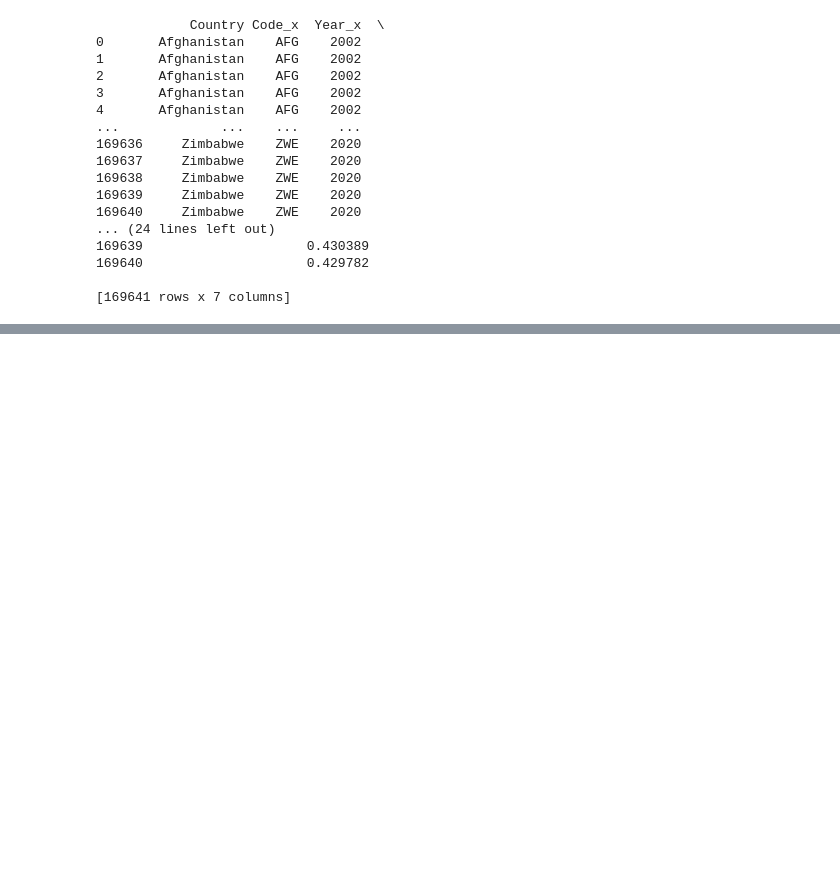
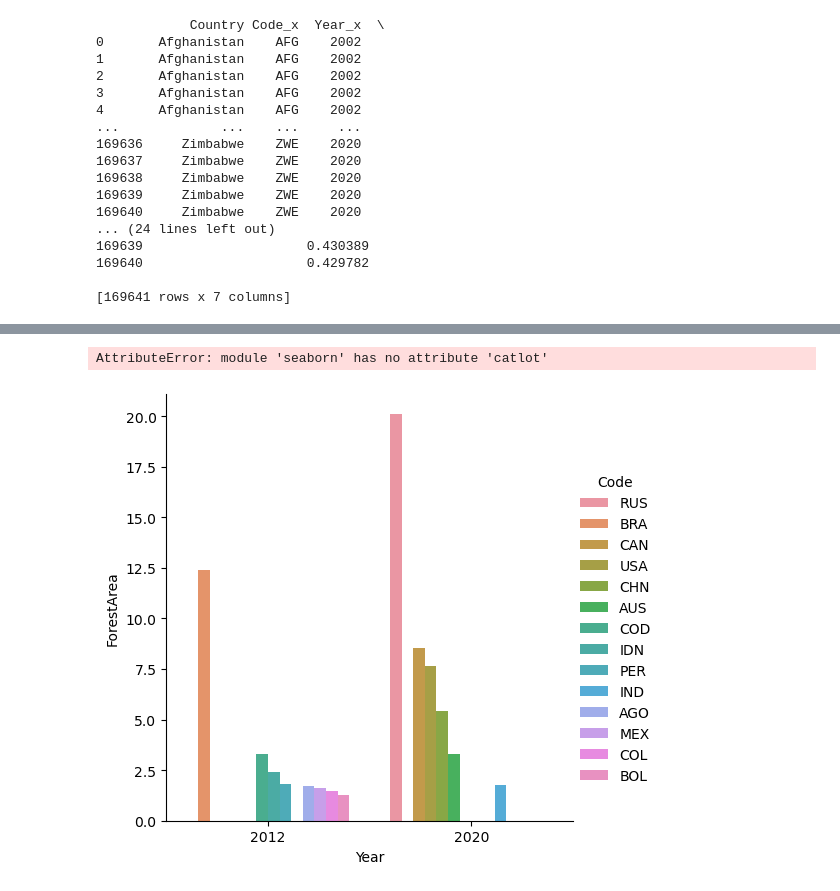
Before and after one commit to ubco-W2022T1-cosc301/project-group42, a Jupyter notebook: notebooks/analysis1.ipynb, the cells around one changed output, grey strips where cells are left out. Cells and saved outputs as stored; diff of their text form; code cells hidden in the pictures; blank space fills up the shorter version.

```diff
--- a/notebooks/analysis1.ipynb
+++ b/notebooks/analysis1.ipynb
@@ -185,0 +222,3 @@ sns.kdeplot(globalGDP[ 'GDP per capita, PPP (constant 2017 international $)'])
+# %%
+GFADF=GFAnew[~(GFAnew['Year'] < 2012)]
+print(GFADF)
@@ -185,0 +282,4 @@ sns.kdeplot(globalGDP[ 'GDP per capita, PPP (constant 2017 international $)'])
+# %%
+#countries with top 15 GFA
+top15GFA=GFADF.sort_values('ForestArea', ascending=False).drop_duplicates('Country').head(15)
+print(top15GFA)
@@ -185,0 +303,4 @@ sns.kdeplot(globalGDP[ 'GDP per capita, PPP (constant 2017 international $)'])
+# %%
+#countries with least 15 GFA
+bottom15GFA=GFADF.sort_values('ForestArea', ascending=True).drop_duplicates('Country').head(15)
+print(bottom15GFA)
@@ -185,0 +324,6 @@ sns.kdeplot(globalGDP[ 'GDP per capita, PPP (constant 2017 international $)'])
+# %%
+sns.catplot(data=top15GFA, x="Year", y="ForestArea", hue="Code", kind="bar")
+sns.catlot(data=bottom15GFA, x="Year", y="ForestArea", hue="Code", kind="bar")
+# %% [output]
+AttributeError: module 'seaborn' has no attribute 'catlot'
+[figure, added]
```
Also changed, not shown: parts of 31 cells of this notebook, 2 other files.
